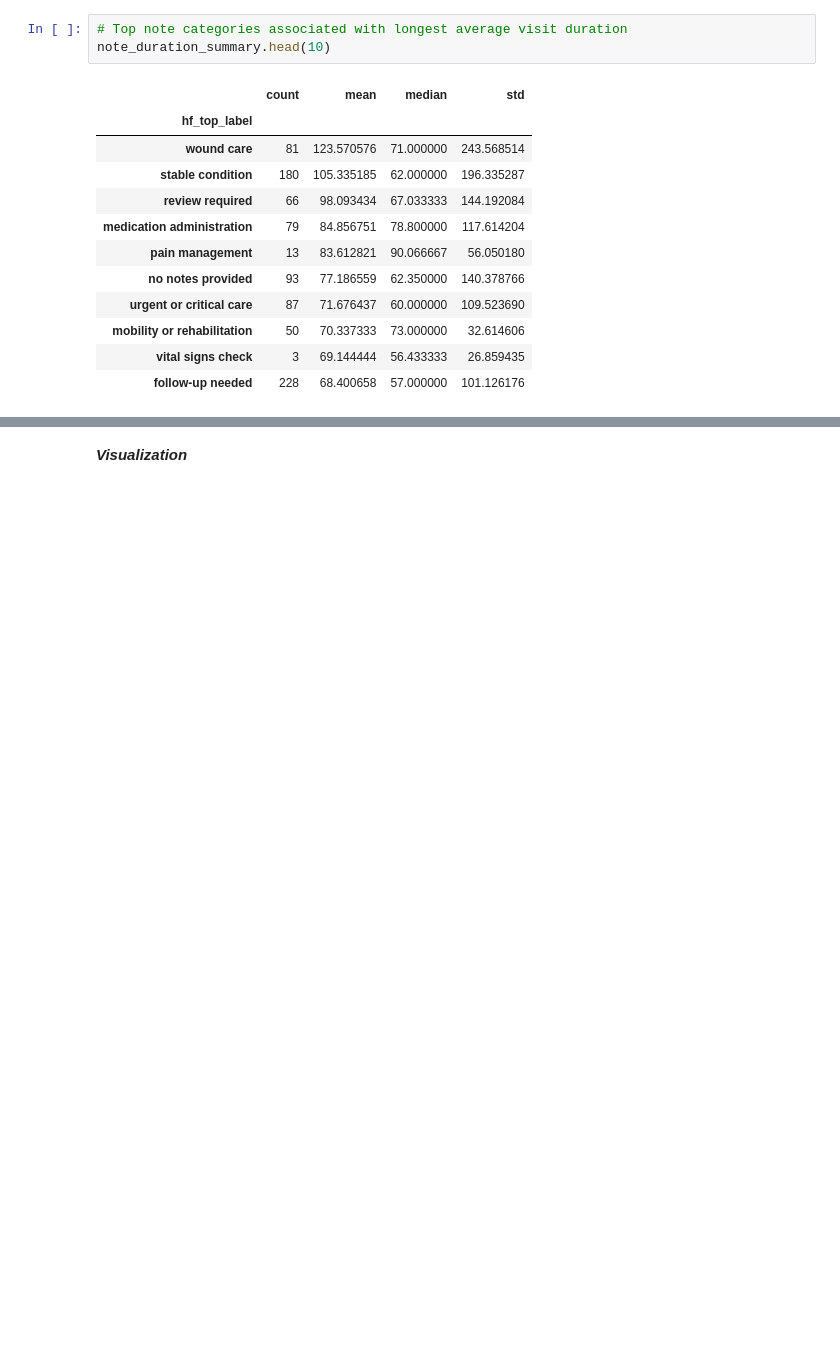
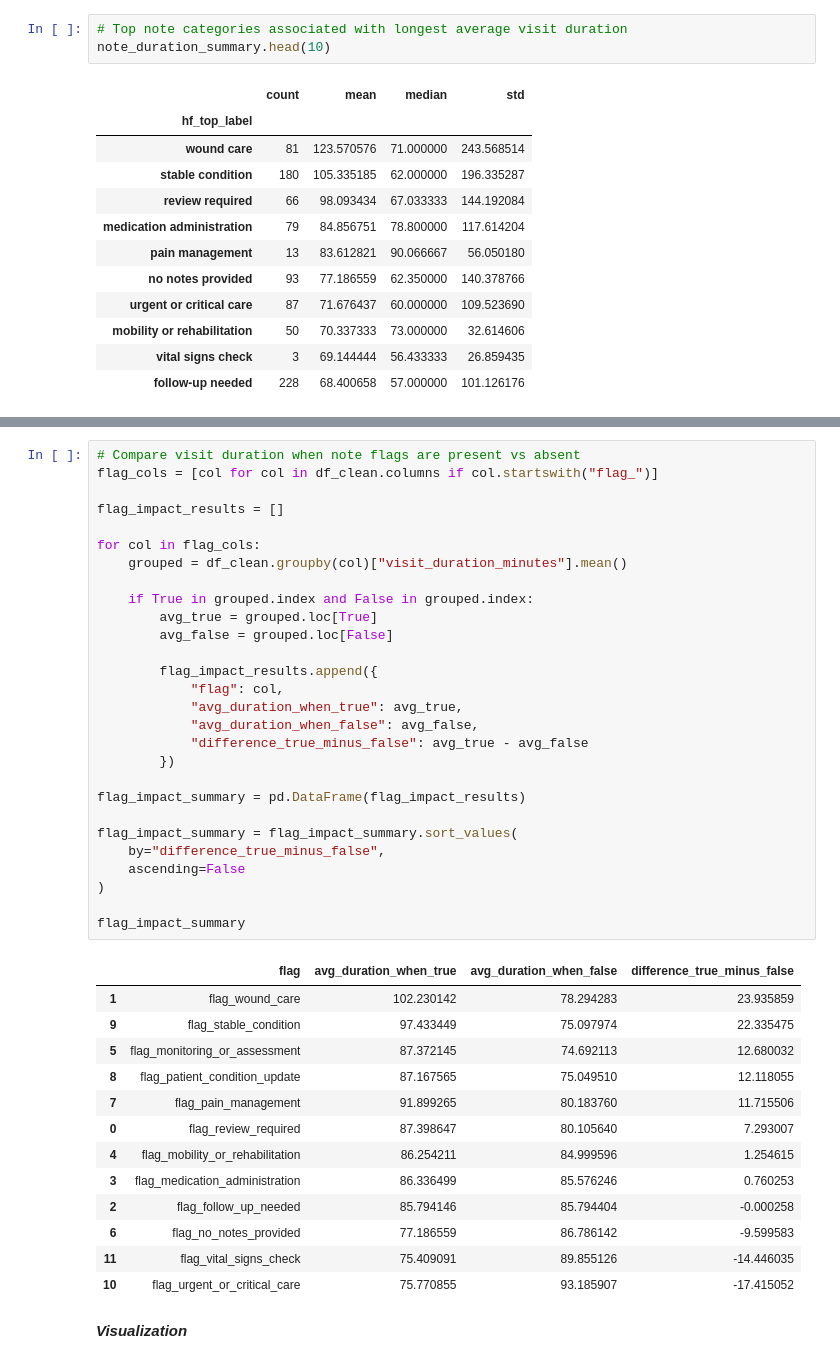
Before and after one commit to 67KaylaDo/littlesteps-visit-analysis, a Jupyter notebook: notebooks/littlesteps_analysis.ipynb, the cells around one changed output, grey strips where cells are left out. Saved outputs shown, nothing was run; the diff lists cells and outputs as text; blank space fills up the shorter version.

```diff
--- a/notebooks/littlesteps_analysis.ipynb
+++ b/notebooks/littlesteps_analysis.ipynb
@@ -1157,3 +1155,45 @@ flag_impact_summary
+# %%
+# Compare visit duration when note flags are present vs absent
+flag_cols = [col for col in df_clean.columns if col.startswith("flag_")]
+
+flag_impact_results = []
+
+for col in flag_cols:
+    grouped = df_clean.groupby(col)["visit_duration_minutes"].mean()
+
+    if True in grouped.index and False in grouped.index:
+        avg_true = grouped.loc[True]
+        avg_false = grouped.loc[False]
+
+        flag_impact_results.append({
+            "flag": col,
+            "avg_duration_when_true": avg_true,
+            "avg_duration_when_false": avg_false,
+            "difference_true_minus_false": avg_true - avg_false
+        })
+
+flag_impact_summary = pd.DataFrame(flag_impact_results)
+
+flag_impact_summary = flag_impact_summary.sort_values(
+    by="difference_true_minus_false",
+    ascending=False
+)
+
+flag_impact_summary
+# %% [output]
+|  | flag | avg_duration_when_true | avg_duration_when_false | difference_true_minus_false |
+| 1 | flag_wound_care | 102.230142 | 78.294283 | 23.935859 |
+| 9 | flag_stable_condition | 97.433449 | 75.097974 | 22.335475 |
+| 5 | flag_monitoring_or_assessment | 87.372145 | 74.692113 | 12.680032 |
+| 8 | flag_patient_condition_update | 87.167565 | 75.049510 | 12.118055 |
+| 7 | flag_pain_management | 91.899265 | 80.183760 | 11.715506 |
+| 0 | flag_review_required | 87.398647 | 80.105640 | 7.293007 |
+| 4 | flag_mobility_or_rehabilitation | 86.254211 | 84.999596 | 1.254615 |
+| 3 | flag_medication_administration | 86.336499 | 85.576246 | 0.760253 |
+| 2 | flag_follow_up_needed | 85.794146 | 85.794404 | -0.000258 |
+| 6 | flag_no_notes_provided | 77.186559 | 86.786142 | -9.599583 |
+| 11 | flag_vital_signs_check | 75.409091 | 89.855126 | -14.446035 |
+| 10 | flag_urgent_or_critical_care | 75.770855 | 93.185907 | -17.415052 |
 # %% [markdown]
 ***Visualization***
 # %%
```
Also changed, not shown: parts of 12 cells of this notebook.
